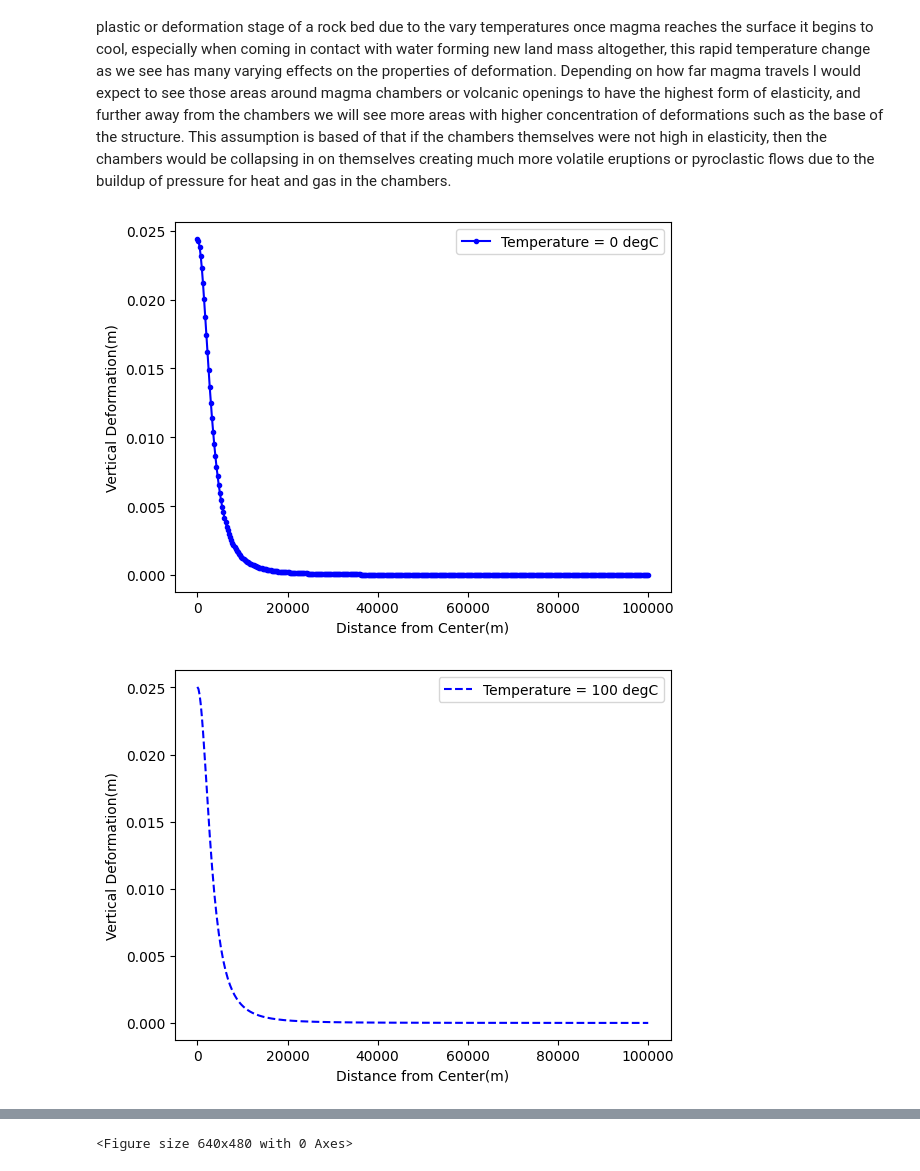
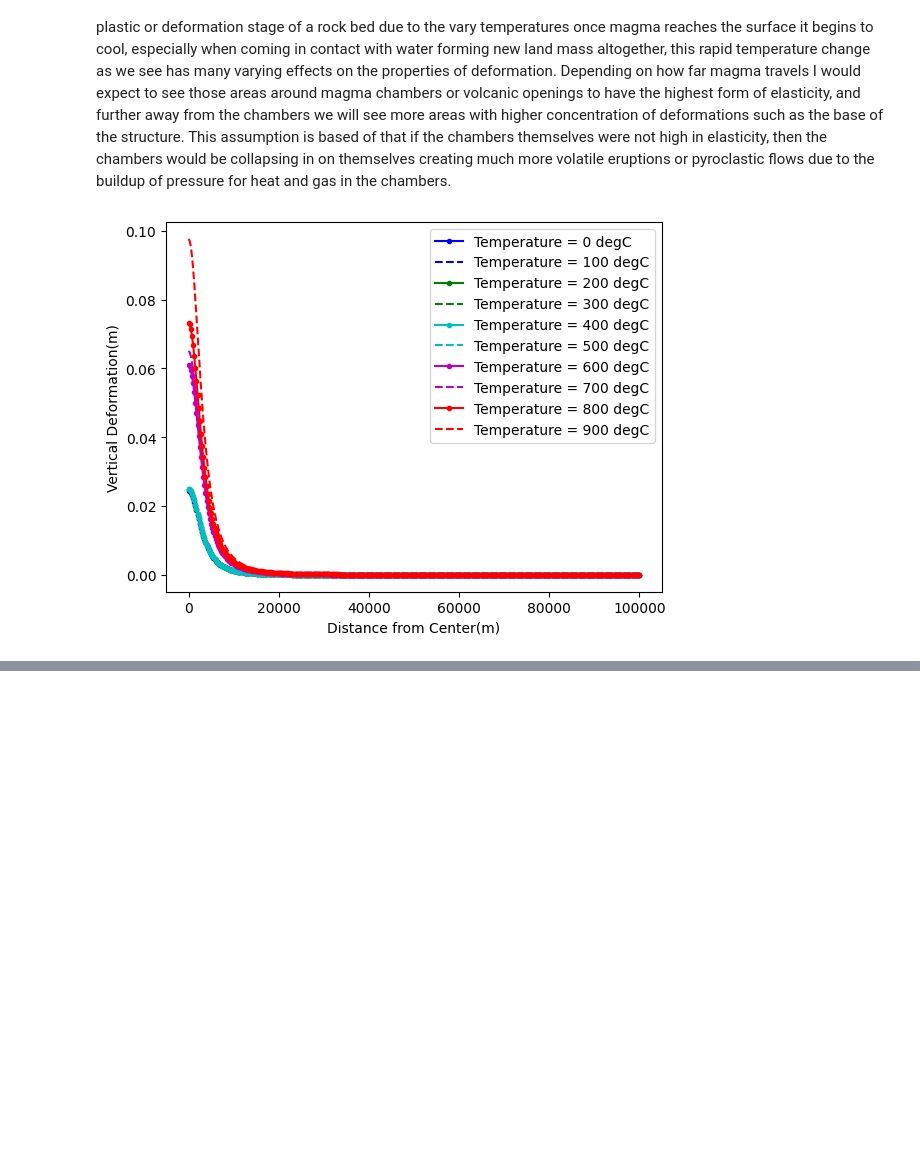
Before and after one commit to seanb7/GEOL-450, a Jupyter notebook: (Mogi(1958)_style_elastic_analytical_solution)_GEO450_EX2_.ipynb, the cells around one changed output, grey strips where cells are left out. Cells and saved outputs as stored; diff of their text form; code cells hidden in the pictures; blank space fills up the shorter version.

```diff
--- a/(Mogi(1958)_style_elastic_analytical_solution)_GEO450_EX2_.ipynb
+++ b/(Mogi(1958)_style_elastic_analytical_solution)_GEO450_EX2_.ipynb
@@ -76,16 +76,17 @@ for elem in B:
 # %%
 # Plot the Veritcal Model  Calculation
 line = ['b.-','b--','g.-','g--','c.-','c--','m.-','m--','r.-','r--']
 
 i = 0
 for elem in Temp:
     plt.plot(x,Uz[i,:],line[i], label = "Temperature = {} degC".format(Temp[i]))
     plt.xlabel('Distance from Center(m)')
     plt.ylabel('Vertical Deformation(m)')
-    plt.legend()
-    plt.show()
+    plt.legend
     i = i+1
-    plt.savefig('Vertical_Deformation_Ex2.png')
+
+plt.savefig('Vertical_Deformation_Ex2.png')
+plt.legend()
+plt.show()
 # %% [output]
-[figure, old version]
+[figure, new version]
-[figure, removed]
@@ -100,4 +93,3 @@ for elem in Temp:
-<Figure size 640x480 with 0 Axes>
 # %%
 # Plot the Horizontal Model  Calculation
 i = 0
```
Also changed, not shown: parts of 2 cells of this notebook.
